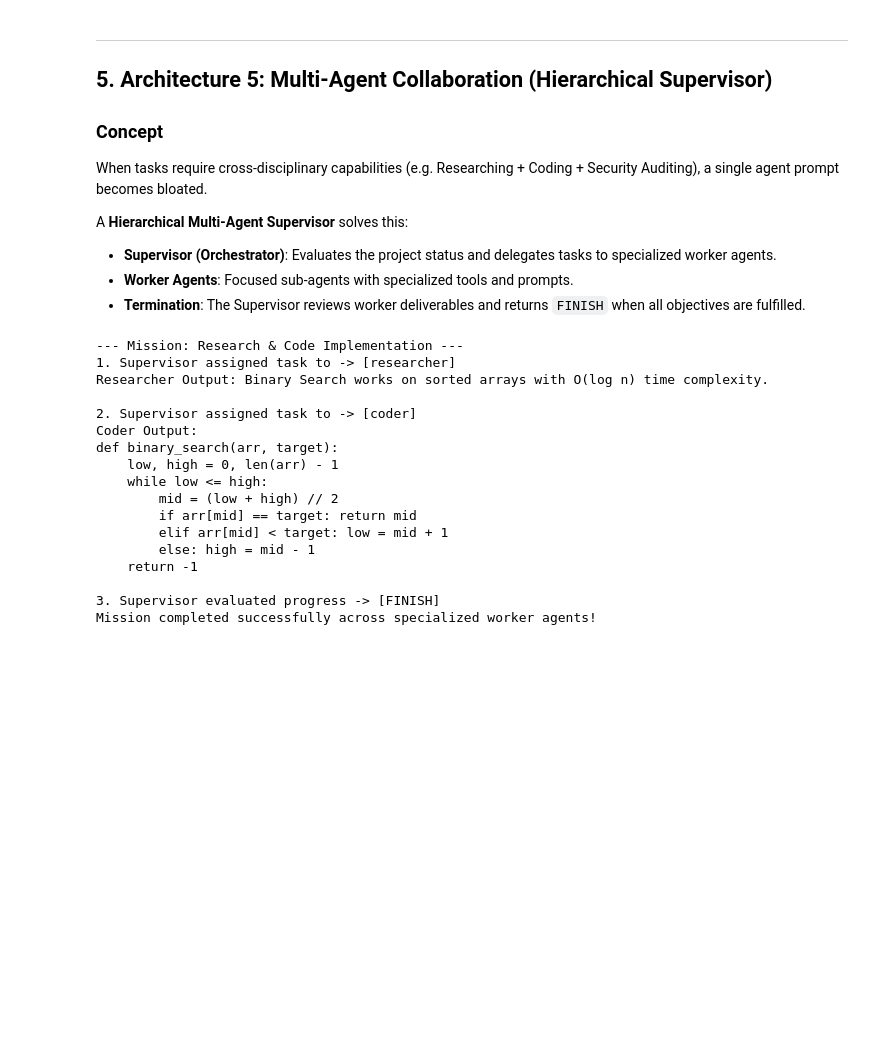
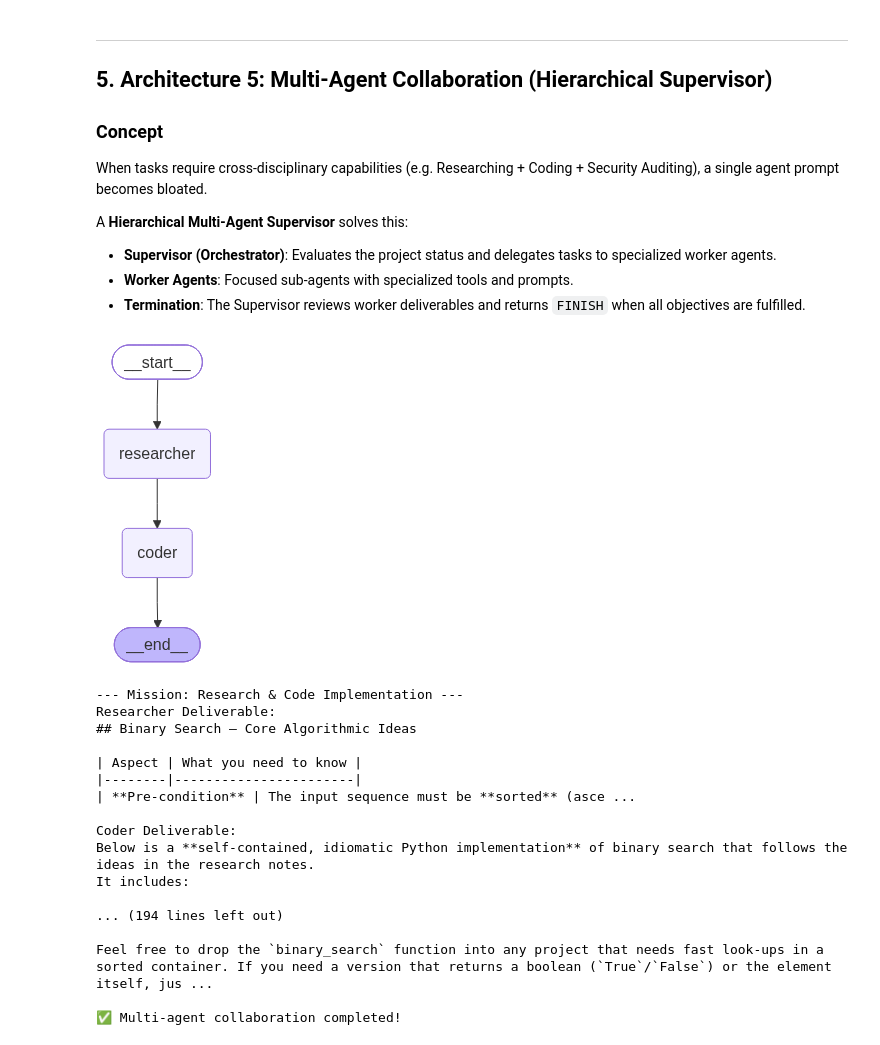
Before and after one commit to itsarpitgupta/RAG, a Jupyter notebook: 9-AgenticRAG/Agent_Architecture/agent_architectures.ipynb, the cells around one changed output. Cells and saved outputs as stored; diff of their text form; code cells hidden in the pictures; blank space fills up the shorter version.

```diff
--- a/9-AgenticRAG/Agent_Architecture/agent_architectures.ipynb
+++ b/9-AgenticRAG/Agent_Architecture/agent_architectures.ipynb
@@ -349,50 +390,58 @@ def coder_node(state: TeamState):
 # Supervisor Router
 def supervisor_router(state: TeamState) -> str:
     if not state.get("research_notes"):
         return "researcher"
     elif not state.get("code_output"):
         return "coder"
     return "FINISH"
 
 # Build Supervisor Team Graph
 team_builder = StateGraph(TeamState)
 team_builder.add_node("researcher", researcher_node)
 team_builder.add_node("coder", coder_node)
 
 team_builder.add_edge(START, "researcher")
 team_builder.add_edge("researcher", "coder")
 team_builder.add_edge("coder", END)
 
 team_graph = team_builder.compile()
 
+# Visualize Multi-Agent Supervisor Architecture
+from IPython.display import Image, display
+try:
+    display(Image(team_graph.get_graph().draw_mermaid_png()))
+except Exception:
+    print(team_graph.get_graph().draw_ascii())
+
 # Run multi-agent team mission
 mission_input = "Binary Search algorithm in Python"
 team_result = team_graph.invoke({"mission": mission_input})
 
 print("--- Mission: Research & Code Implementation ---")
 print("Researcher Deliverable:")
 print(team_result["research_notes"][:180], "...\n")
 print("Coder Deliverable:")
 print(team_result["code_output"].strip())
 print("\n✅ Multi-agent collaboration completed!")
 # %% [output]
+[figure, added]
 --- Mission: Research & Code Implementation ---
-1. Supervisor assigned task to -> [researcher]
-Researcher Output: Binary Search works on sorted arrays with O(log n) time complexity.
+Researcher Deliverable:
+## Binary Search – Core Algorithmic Ideas
 
-2. Supervisor assigned task to -> [coder]
-Coder Output:
-def binary_search(arr, target):
-    low, high = 0, len(arr) - 1
-    while low <= high:
-        mid = (low + high) // 2
-        if arr[mid] == target: return mid
-        elif arr[mid] < target: low = mid + 1
-        else: high = mid - 1
-    return -1
+| Aspect | What you need to know |
+|--------|-----------------------|
+| **Pre‑condition** | The input sequence must be **sorted** (asce ...
 
-3. Supervisor evaluated progress -> [FINISH]
-Mission completed successfully across specialized worker agents!
+Coder Deliverable:
+Below is a **self‑contained, idiomatic Python implementation** of binary search that follows the ideas in the research notes.
+It includes:
+
+... (194 lines left out)
+
+Feel free to drop the `binary_search` function into any project that needs fast look‑ups in a sorted container. If you need a version that returns a boolean (`True`/`False`) or the element itself, jus ...
+
+✅ Multi-agent collaboration completed!
 # %% [markdown]
 ---
 ## 6. Architecture Comparison & Decision Guide
```
Also changed, not shown: parts of 7 cells of this notebook, 18 other files.
